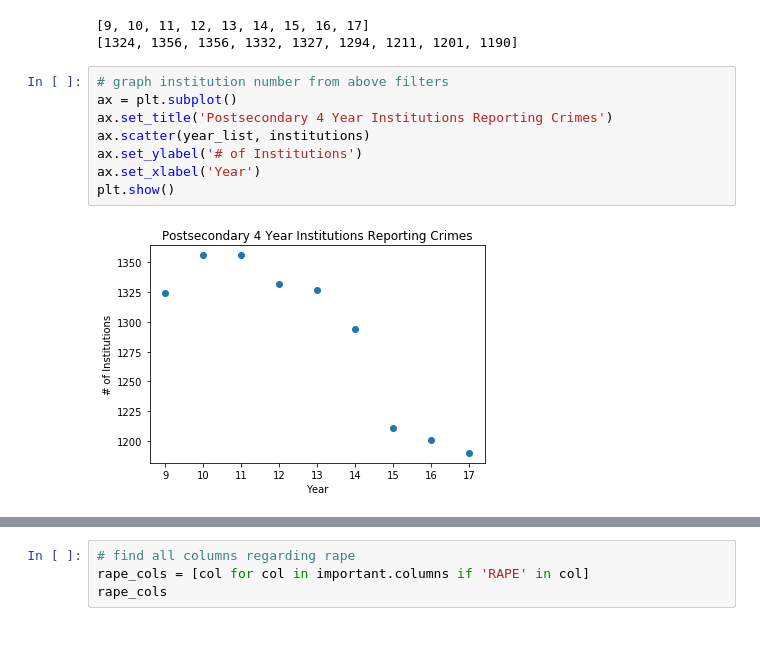
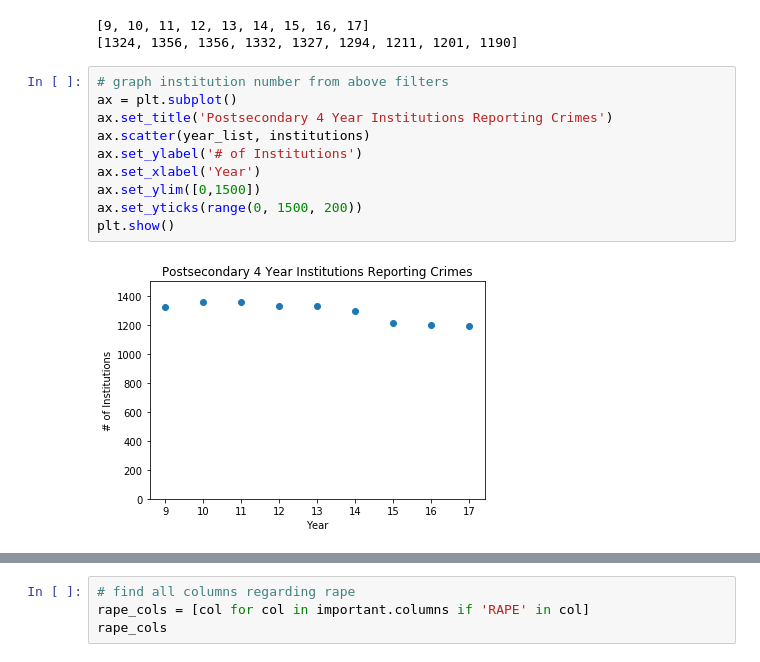
Before and after one commit to GaleProulx/Clery_Collector, a Jupyter notebook: Clery_Exploration.ipynb, the cells around one changed output, grey strips where cells are left out. Drawn from its saved outputs; the diff is of its cells as text.

```diff
--- a/Clery_Exploration.ipynb
+++ b/Clery_Exploration.ipynb
@@ -89,10 +93,12 @@ print(institutions)
 # %%
 # graph institution number from above filters
 ax = plt.subplot()
 ax.set_title('Postsecondary 4 Year Institutions Reporting Crimes')
 ax.scatter(year_list, institutions)
 ax.set_ylabel('# of Institutions')
 ax.set_xlabel('Year')
+ax.set_ylim([0,1500])
+ax.set_yticks(range(0, 1500, 200))
 plt.show()
 # %% [output]
-[figure, old version]
+[figure, new version]
```
Also changed, not shown: parts of 11 cells of this notebook, 2 other files.
